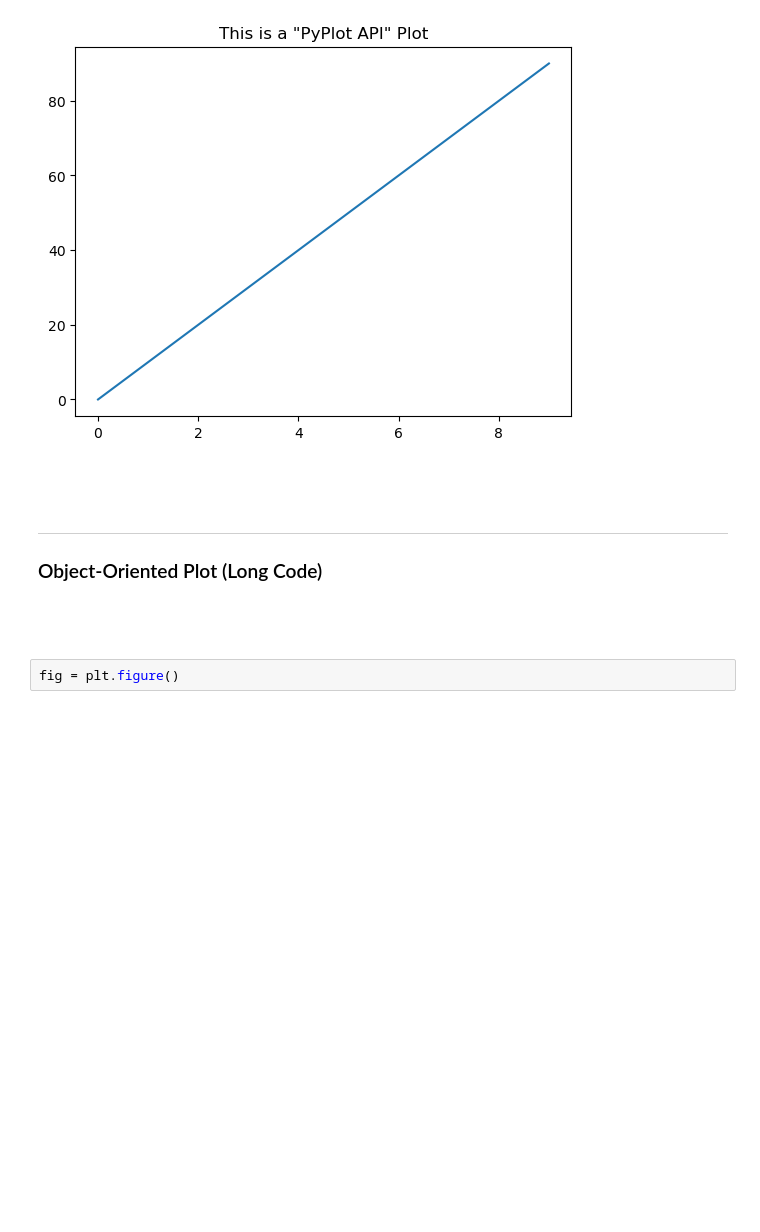
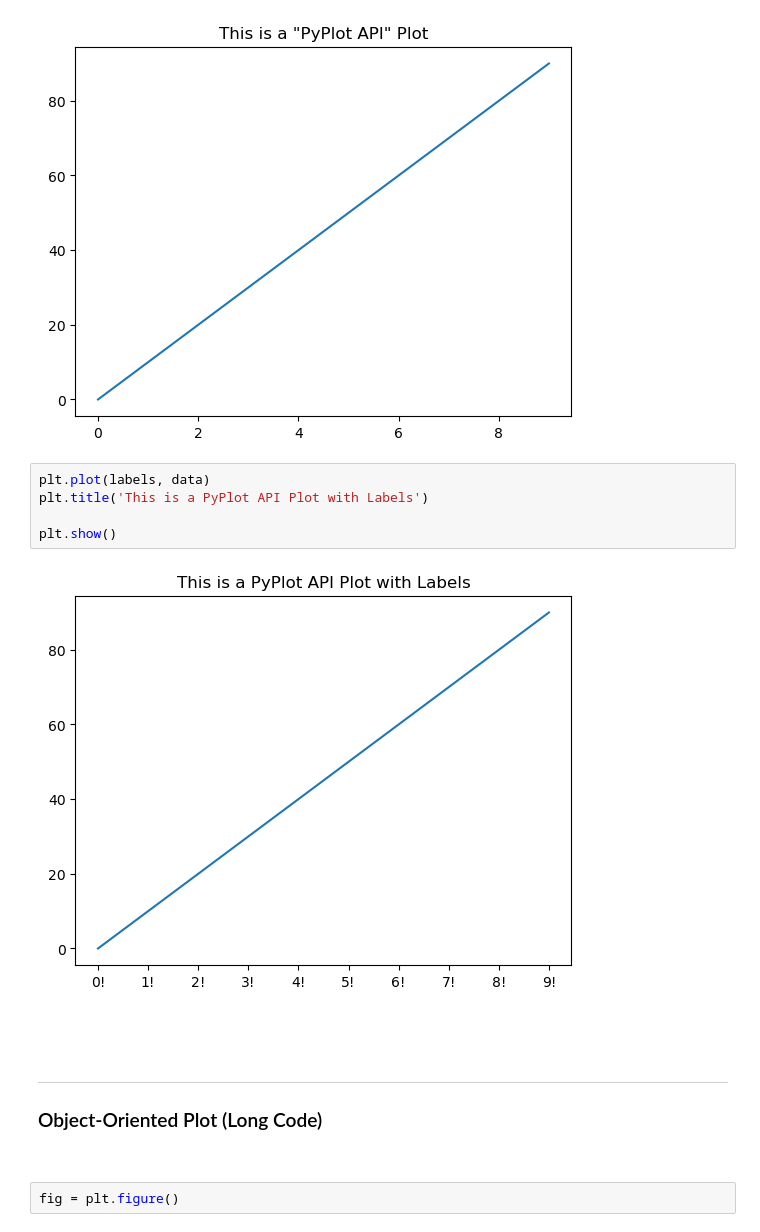
Before and after one commit to MiltonValleL/MatplotSea_Bootcamp, a Jupyter notebook: 1.Matplotlib_Fundamentals/02.Plotting_Methods.ipynb, the cells around one changed output. Drawn from its saved outputs; the diff is of its cells as text; blank space fills up the shorter version.

```diff
--- a/1.Matplotlib_Fundamentals/02.Plotting_Methods.ipynb
+++ b/1.Matplotlib_Fundamentals/02.Plotting_Methods.ipynb
@@ -146,6 +145,13 @@ plt.title('This is a "PyPlot API" Plot')
 plt.show()
 # %% [output]
 [figure]
+# %%
+plt.plot(labels, data)
+plt.title('This is a PyPlot API Plot with Labels')
+
+plt.show()
+# %% [output]
+[figure, added]
 # %% [markdown]
 <br><br>
 
@@ -153,7 +159,7 @@ plt.show()
 
 ### Object-Oriented Plot (Long Code)
 
-<br><br>
+<br>
 # %%
 fig = plt.figure()
 # %% [output]
```
Also changed, not shown: parts of 22 cells of this notebook.
